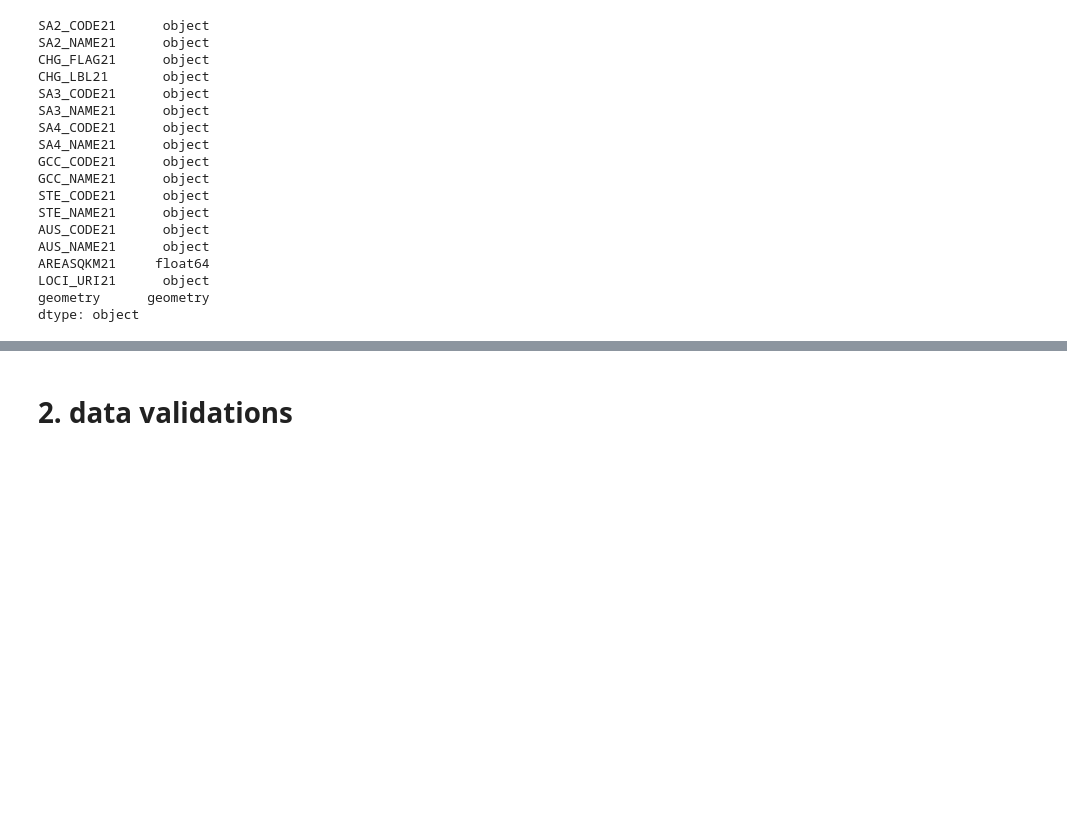
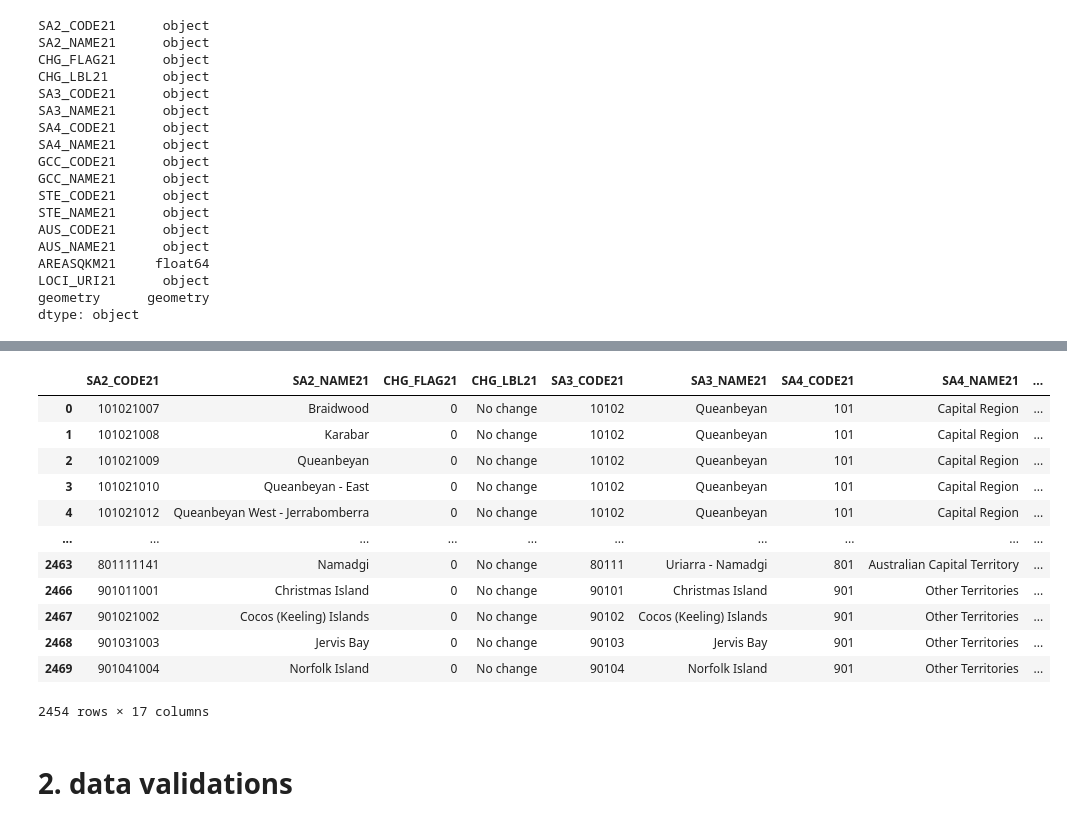
Before and after one commit to MichelangeloNardi/DATA2901--2024S1, a Jupyter notebook: Data Validation_JL.ipynb, the cells around one changed output, grey strips where cells are left out. Drawn from its saved outputs; the diff is of its cells as text; code cells hidden in the pictures; blank space fills up the shorter version.

```diff
--- a/Data Validation_JL.ipynb
+++ b/Data Validation_JL.ipynb
@@ -344,3 +366,31 @@ dtype: object
+# %%
+#transform to multipolygon
+srid = 4326
+
+def create_wkt_element(geom, srid):
+    if geom.geom_type == 'Polygon':
+        geom = MultiPolygon([geom])
+    return WKTElement(geom.wkt, srid)
+
+df_sa2og = df_sa2.copy()  # creating a copy of the original for laterog = df_school.copy()  # creating a copy of the original for later
+df_sa2 = df_sa2[df_sa2['geometry'] != None] # remove rows without any geometry data
+df_sa2['geom'] = df_sa2['geometry'].apply(lambda x: create_wkt_element(geom=x,srid=srid))  # applying the function
+df_sa2 = df_sa2.drop(columns="geometry")  # deleting the old copy
+df_sa2
+# %% [output]
+|  | SA2_CODE21 | SA2_NAME21 | CHG_FLAG21 | CHG_LBL21 | SA3_CODE21 | SA3_NAME21 | SA4_CODE21 | SA4_NAME21 | ... |
+| 0 | 101021007 | Braidwood | 0 | No change | 10102 | Queanbeyan | 101 | Capital Region | ... |
+| 1 | 101021008 | Karabar | 0 | No change | 10102 | Queanbeyan | 101 | Capital Region | ... |
+| 2 | 101021009 | Queanbeyan | 0 | No change | 10102 | Queanbeyan | 101 | Capital Region | ... |
+| 3 | 101021010 | Queanbeyan - East | 0 | No change | 10102 | Queanbeyan | 101 | Capital Region | ... |
+| 4 | 101021012 | Queanbeyan West - Jerrabomberra | 0 | No change | 10102 | Queanbeyan | 101 | Capital Region | ... |
+| ... | ... | ... | ... | ... | ... | ... | ... | ... | ... |
+| 2463 | 801111141 | Namadgi | 0 | No change | 80111 | Uriarra - Namadgi | 801 | Australian Capital Territory | ... |
+| 2466 | 901011001 | Christmas Island | 0 | No change | 90101 | Christmas Island | 901 | Other Territories | ... |
+| 2467 | 901021002 | Cocos (Keeling) Islands | 0 | No change | 90102 | Cocos (Keeling) Islands | 901 | Other Territories | ... |
+| 2468 | 901031003 | Jervis Bay | 0 | No change | 90103 | Jervis Bay | 901 | Other Territories | ... |
+| 2469 | 901041004 | Norfolk Island | 0 | No change | 90104 | Norfolk Island | 901 | Other Territories | ... |
+2454 rows × 17 columns
 # %% [markdown]
 # 2. data validations
 # %%
```
Also changed, not shown: parts of 16 cells of this notebook.
